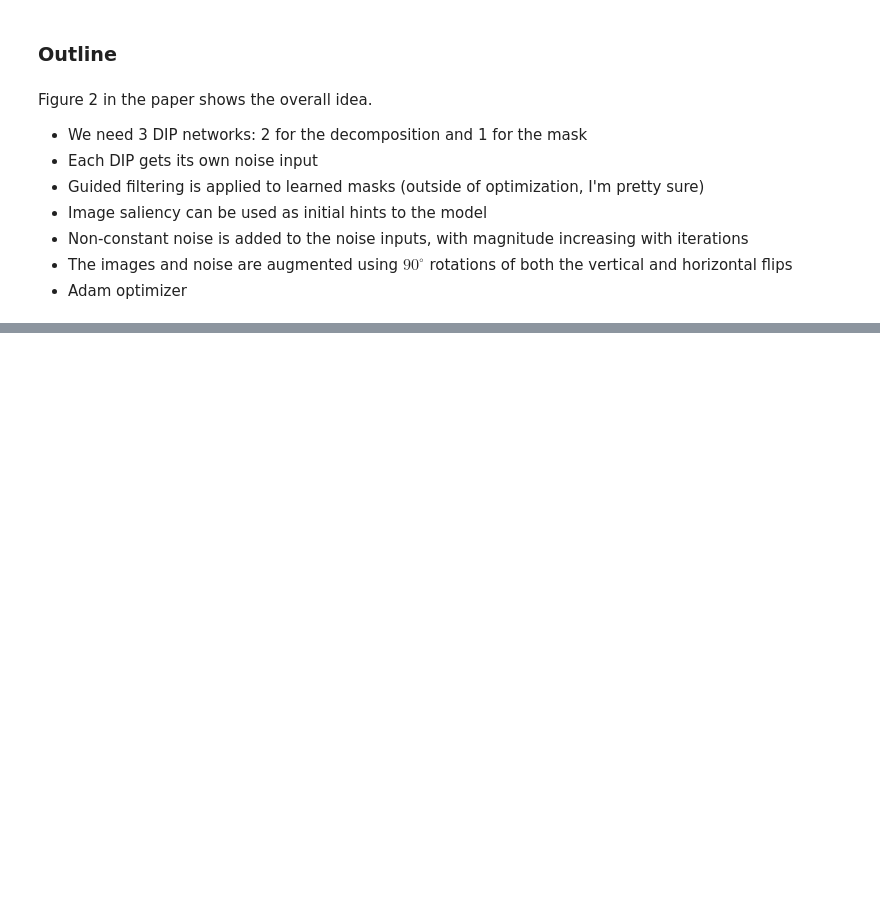
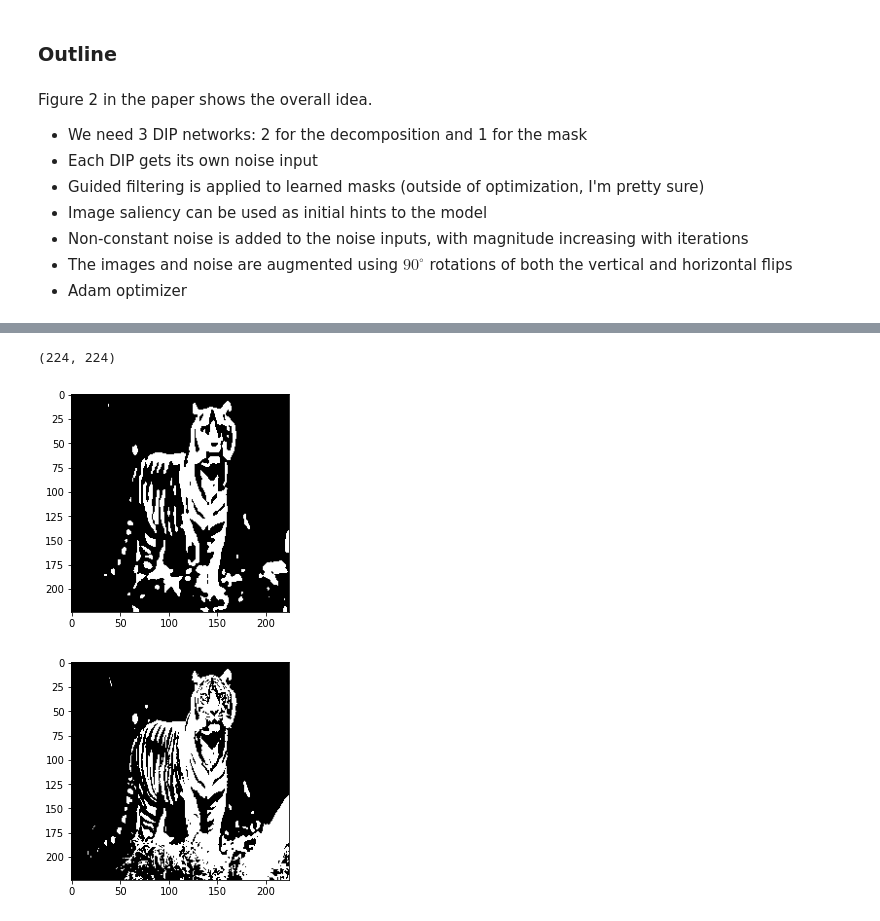
Before and after one commit to isaacwasserman/double-dip, a Jupyter notebook: segmentation.ipynb, the cells around one changed output, grey strips where cells are left out. Cells and saved outputs as stored; diff of their text form; code cells hidden in the pictures; blank space fills up the shorter version.

```diff
--- a/segmentation.ipynb
+++ b/segmentation.ipynb
@@ -350,3 +317,19 @@ NameError: name 'segmenter' is not defined
+# %%
+np.array(img).mean(axis=2).shape
+# %% [output]
+(224, 224)
+# %%
+# use otsu thresholding to get a binary mask
+from skimage.filters import threshold_otsu
+thresh = threshold_otsu(m[0].cpu().numpy().squeeze())
+plt.imshow(thresh < m[0].cpu().numpy().squeeze(), cmap='gray')
+plt.show()
+thresh = threshold_otsu(np.array(img).mean(axis=2))
+plt.imshow(thresh < np.array(img).mean(axis=2), cmap='gray')
+plt.show()
+# %% [output]
+[figure, added]
+[figure, added]
 # %%
 def todisp(x):
     return x.permute(1,2,0).cpu().squeeze()
```
Also changed, not shown: parts of 13 cells of this notebook, 2 other files.
